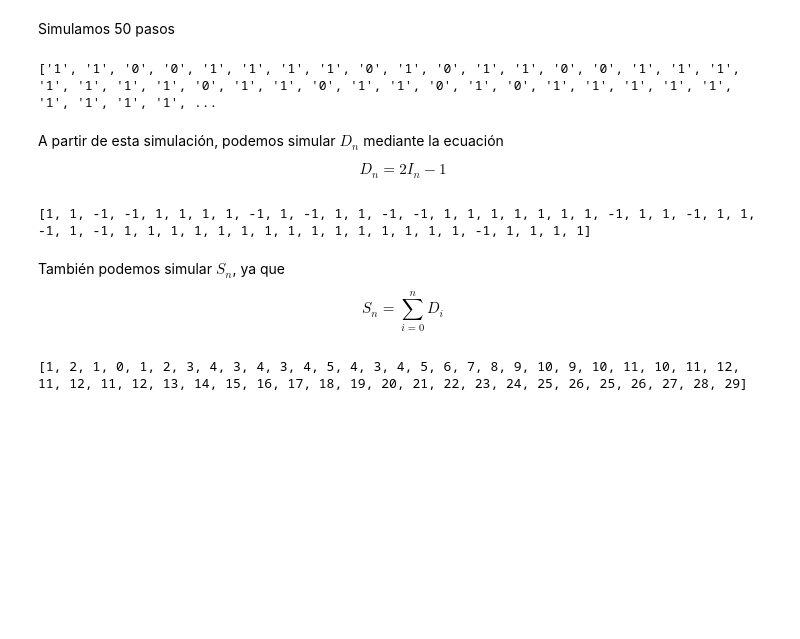
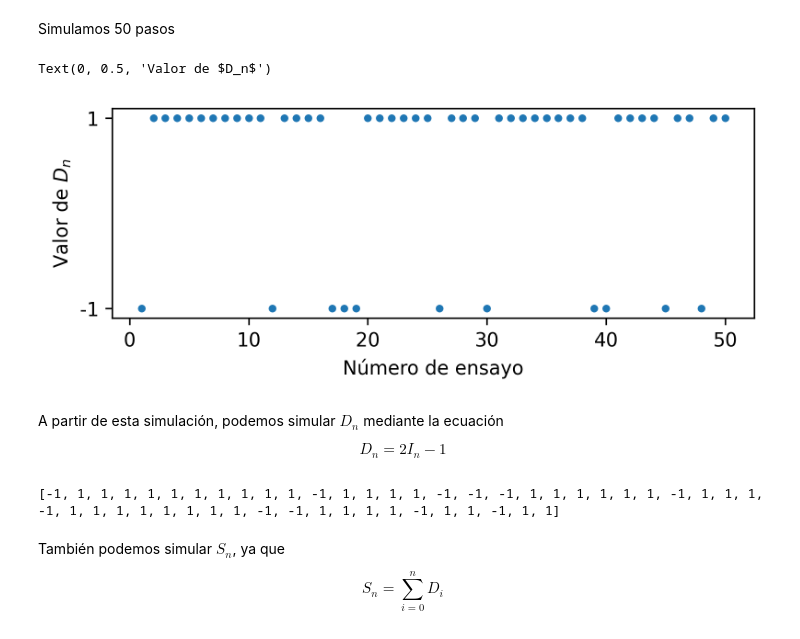
Before and after one commit to Rattlehead15/PyEFinal, a Jupyter notebook: Ej2.ipynb, the cells around one changed output. Saved outputs shown, nothing was run; the diff lists cells and outputs as text; code cells hidden in the pictures; blank space fills up the shorter version.

```diff
--- a/Ej2.ipynb
+++ b/Ej2.ipynb
@@ -11,26 +12,27 @@ plot_graph(mc, dpi=300)
 [figure]
 # %% [markdown]
 Simulamos 50 pasos
-# %%
-i = mc.walk(50)
-print(i)
-# %% [output]
-['1', '1', '0', '0', '1', '1', '1', '1', '0', '1', '0', '1', '1', '0', '0', '1', '1', '1', '1', '1', '1', '1', '0', '1', '1', '0', '1', '1', '0', '1', '0', '1', '1', '1', '1', '1', '1', '1', '1', '1', ...
+# %%
+w = mc.walk(49)
+f = plt.figure(dpi=300)
+ax = f.add_subplot(111)
+ax.set_aspect(16)
+plt.plot([i + 1 for i in range(len(w))], [str(2*int(i) - 1) for i in w], ".")
+plt.xlabel("Número de ensayo")
+plt.ylabel("Valor de $D_n$")
+# %% [output]
+Text(0, 0.5, 'Valor de $D_n$')
+[figure, added]
 # %% [markdown]
 A partir de esta simulación, podemos simular $D_n$ mediante la ecuación
 
 $$D_n = 2 I_n - 1$$
 # %%
-d = [ 2 * int(i_n) - 1 for i_n in i]
+d = [ 2 * int(i_n) - 1 for i_n in w]
 print(d)
 # %% [output]
-[1, 1, -1, -1, 1, 1, 1, 1, -1, 1, -1, 1, 1, -1, -1, 1, 1, 1, 1, 1, 1, 1, -1, 1, 1, -1, 1, 1, -1, 1, -1, 1, 1, 1, 1, 1, 1, 1, 1, 1, 1, 1, 1, 1, 1, 1, -1, 1, 1, 1, 1]
+[-1, 1, 1, 1, 1, 1, 1, 1, 1, 1, 1, -1, 1, 1, 1, 1, -1, -1, -1, 1, 1, 1, 1, 1, 1, -1, 1, 1, 1, -1, 1, 1, 1, 1, 1, 1, 1, 1, -1, -1, 1, 1, 1, 1, -1, 1, 1, -1, 1, 1]
 # %% [markdown]
 También podemos simular $S_n$, ya que
 
 $$S_n = \sum_{i=0}^{n}D_i$$
-# %%
-s = accumulate(d)
-print(list(s))
-# %% [output]
-[1, 2, 1, 0, 1, 2, 3, 4, 3, 4, 3, 4, 5, 4, 3, 4, 5, 6, 7, 8, 9, 10, 9, 10, 11, 10, 11, 12, 11, 12, 11, 12, 13, 14, 15, 16, 17, 18, 19, 20, 21, 22, 23, 24, 25, 26, 25, 26, 27, 28, 29]
```
Also changed, not shown: parts of 2 cells of this notebook, 7 other files.
